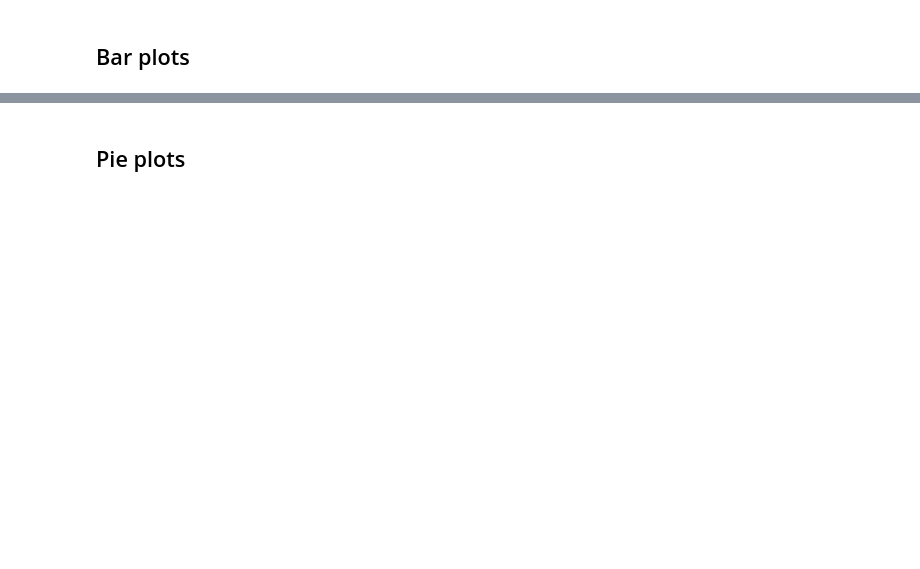
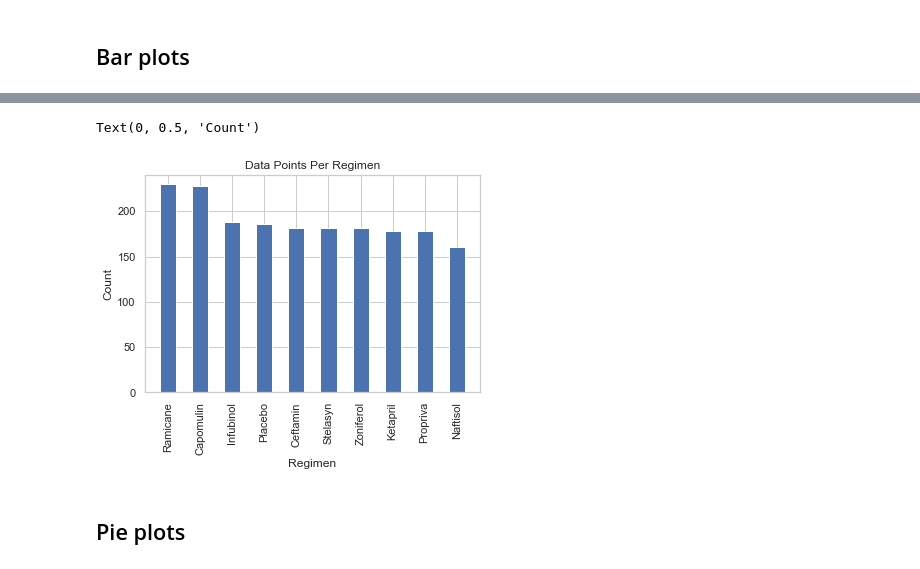
Before and after one commit to prerak-patel/matplotlib-challange, a Jupyter notebook: pymaceuticals_starter.ipynb, the cells around one changed output, grey strips where cells are left out. Saved outputs shown, nothing was run; the diff lists cells and outputs as text; code cells hidden in the pictures; blank space fills up the shorter version.

```diff
--- a/pymaceuticals_starter.ipynb
+++ b/pymaceuticals_starter.ipynb
@@ -52,2 +63,12 @@ groupby_regimen
 # %%
-# Generate a bar plot showing number of data points for each treatment regimen using pandas
+# Generate a bar plot showing number of data points for each treatment regimen using pyplot
+plt.bar(regimen, regimen_count,linewidth=1,align="center",width=0.5)
+plt.xticks(rotation=90)
+plt.ylim(0, max(regimen_count)+10)
+
+plt.title("Data Points Per Regimen")
+plt.xlabel("Regimen")
+plt.ylabel("Count")
+# %% [output]
+Text(0, 0.5, 'Count')
+[figure, added]
```
Also changed, not shown: parts of 15 cells of this notebook.
